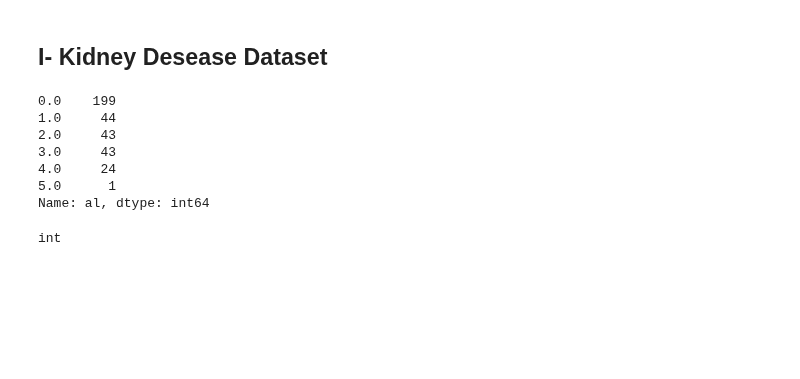
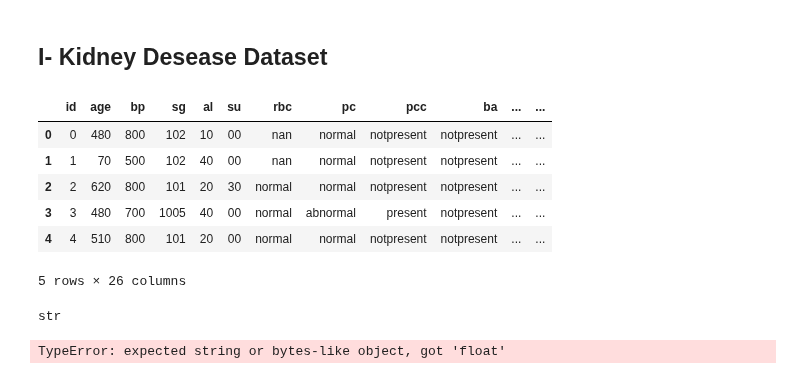
Before and after one commit to HamidMahamat/Development_project, a Jupyter notebook: main.ipynb, the cells around one changed output. Drawn from its saved outputs; the diff is of its cells as text; code cells hidden in the pictures; blank space fills up the shorter version.

```diff
--- a/main.ipynb
+++ b/main.ipynb
@@ -7,19 +7,15 @@ Mahamat HAMID & Yassine KADDAMI
 # %%
 from utils import *
 
-kidney_df = pd.read_csv("kidney_disease.csv")
-res = deal_with_NA_values(kidney_df, "al", 0.1)
+kidney_df = pd.read_csv("datasets\kidney_disease.csv")
+#cleaned_kidney_df = deal_with_NA_values(kidney_df, 0.1, 0.1)
+new_kidney_df = convert_to_appropriate_type(kidney_df)
+kidney_df.head()
+# %% [output]
+|  | id | age | bp | sg | al | su | rbc | pc | pcc | ba | ... | ... |
+| 0 | 0 | 480 | 800 | 102 | 10 | 00 | nan | normal | notpresent | notpresent | ... | ... |
+| 1 | 1 | 70 | 500 | 102 | 40 | 00 | nan | normal | notpresent | notpresent | ... | ... |
+| 2 | 2 | 620 | 800 | 101 | 20 | 30 | normal | normal | notpresent | notpresent | ... | ... |
+| 3 | 3 | 480 | 700 | 1005 | 40 | 00 | normal | abnormal | present | notpresent | ... | ... |
+| 4 | 4 | 510 | 800 | 101 | 20 | 00 | normal | normal | notpresent | notpresent | ... | ... |
+5 rows × 26 columns
-# %%
-res
-# %% [output]
-0.0    199
-1.0     44
-2.0     43
-3.0     43
-4.0     24
-5.0      1
-Name: al, dtype: int64
-# %%
-type(kidney_df["al"].size)
-# %% [output]
-int
@@ -28,0 +22,13 @@ one_hot_encoding(kidney_df)
+# %%
+type(new_kidney_df["rc"].iloc[0])
+# %% [output]
+str
+# %%
+new_kidney_df["rc"] = new_kidney_df["rc"].apply(lambda x: remove_weird_characters(str(x))
+for i in range(400):
+    try:
+        float(new_kidney_df["rc"].iloc[i])
+    except:
+        print(i, new_kidney_df["rc"].iloc[i])
+# %% [output]
+TypeError: expected string or bytes-like object, got 'float'
```
Also changed, not shown: parts of 4 cells of this notebook, 1 other file.
